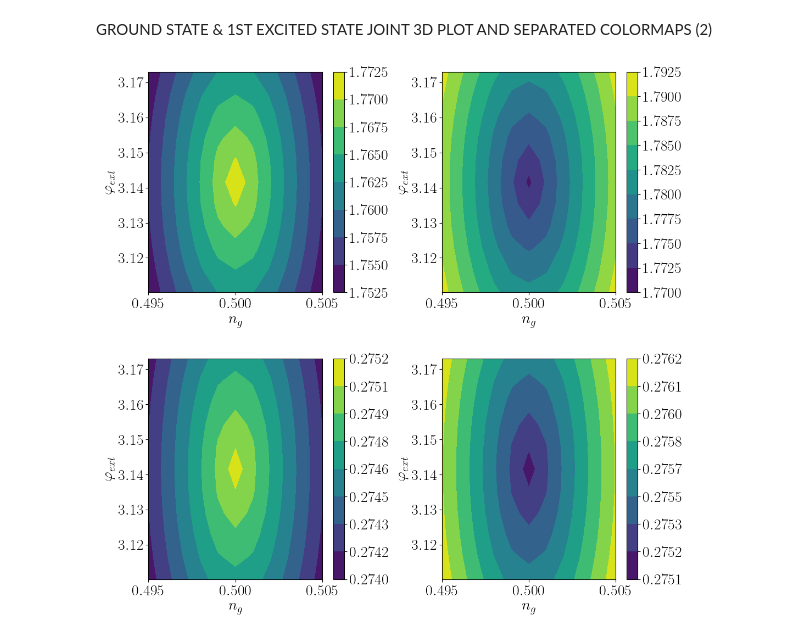
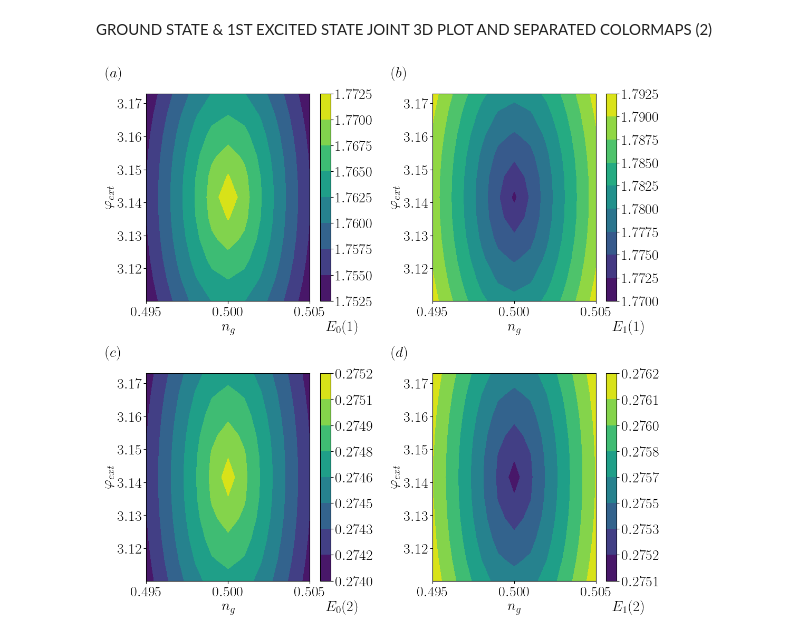
Before and after one commit to Jmalcrow/TFM, a Jupyter notebook: 3D_study_MODIFIED - 3!!!.ipynb, the cells around one changed output. Cells and saved outputs as stored; diff of their text form; code cells hidden in the pictures.

```diff
--- a/3D_study_MODIFIED - 3!!!.ipynb
+++ b/3D_study_MODIFIED - 3!!!.ipynb
@@ -304,8 +304,8 @@ contour1 = ax21.contourf(NG,PHI, Energies1_0, cmap="viridis")
 plt.axis('tight')
 ax21.set_xlabel(r'$n_g$')
 ax21.set_ylabel(r'$\varphi_{ext}$')
-#ax21.text(0.527,2.952,r'$E_0 (1)$', fontsize=20)
-#ax21.text(0.463,3.31,r'$(a)$', fontsize=20)
+ax21.text(0.506,3.101,r'$E_0 (1)$', fontsize=20)
+ax21.text(0.4925,3.178,r'$(a)$', fontsize=20)
 colorbar1 = plt.colorbar(contour1, ax=ax21)
 #colorbar1.set_label('$E_0 (1)$')
 colorbar1.ax.yaxis.set_major_formatter(ticker.FormatStrFormatter(r'$%.4f$'))
@@ -316,43 +316,43 @@ contour2 = ax31.contourf(NG, PHI, Energies1_1, cmap="viridis")
 plt.axis('tight')
 ax31.set_xlabel('$n_g$')
 ax31.set_ylabel(r'$\varphi_{ext}$')
-#ax31.text(0.527,2.952,r'$E_1 (1)$', fontsize=20)
-#ax31.text(0.463,3.31,r'$(b)$', fontsize=20)
+ax31.text(0.506,3.101,r'$E_1 (1)$', fontsize=20)
+ax31.text(0.4925,3.178,r'$(b)$', fontsize=20)
 colorbar2 = plt.colorbar(contour2, ax=ax31)
 #colorbar2.set_label('$E_1 (1)$')
 colorbar2.ax.yaxis.set_major_formatter(ticker.FormatStrFormatter(r'$%.4f$'))
 
 # Plot 2: First contour plot
 ax22 = fig.add_subplot(223)
 contour3 = ax22.contourf(NG, PHI, Energies2_0, cmap="viridis")
 plt.axis('tight')
 ax22.set_xlabel(r'$n_g$')
 ax22.set_ylabel(r'$\varphi_{ext}$')
-#ax22.text(0.527,2.952,r'$E_0 (2)$', fontsize=20)
-#ax22.text(0.463,3.31,r'$(c)$', fontsize=20)
+ax22.text(0.506,3.101,r'$E_0 (2)$', fontsize=20)
+ax22.text(0.4925,3.178,r'$(c)$', fontsize=20)
 colorbar3 = plt.colorbar(contour3, ax=ax22)
 #colorbar1.xaxis.set_major_formatter(ticker.FormatStrFormatter('%.3f'))  # Set 2 decimal places
 colorbar3.ax.yaxis.set_major_formatter(ticker.FormatStrFormatter(r'$%.4f$'))
 
 #colorbar1.set_label('$E_0 (2)$')
 
 # Plot 3: Second contour plot
 ax32 = fig.add_subplot(224)
 contour4 = ax32.contourf(NG, PHI, Energies2_1, cmap="viridis")
 plt.axis('tight')
 ax32.set_xlabel('$n_g$')
 ax32.set_ylabel(r'$\varphi_{ext}$')
-#ax32.text(0.527,2.952,r'$E_1 (2)$', fontsize=20)
-#ax32.text(0.463,3.31,r'$(d)$', fontsize=20)
+ax32.text(0.506,3.101,r'$E_1 (2)$', fontsize=20)
+ax32.text(0.4925,3.178,r'$(d)$', fontsize=20)
 colorbar4 = plt.colorbar(contour4, ax=ax32)
 #colorbar2.set_label('$E_1 (2)$')
 colorbar4.ax.yaxis.set_major_formatter(ticker.FormatStrFormatter(r'$%.4f$'))
 
 # Adjust the spacing between subplots
-fig.subplots_adjust(wspace=0.35,hspace=0.3)
+fig.subplots_adjust(wspace=0.4,hspace=0.35)
 
 # Show the figure
 #plt.savefig('E01_1&2_CMAP_DEF_PRUEBA1.png',dpi=300,bbox_inches='tight')
 plt.show()
 # %% [output]
-[figure, old version]
+[figure, new version]
```
